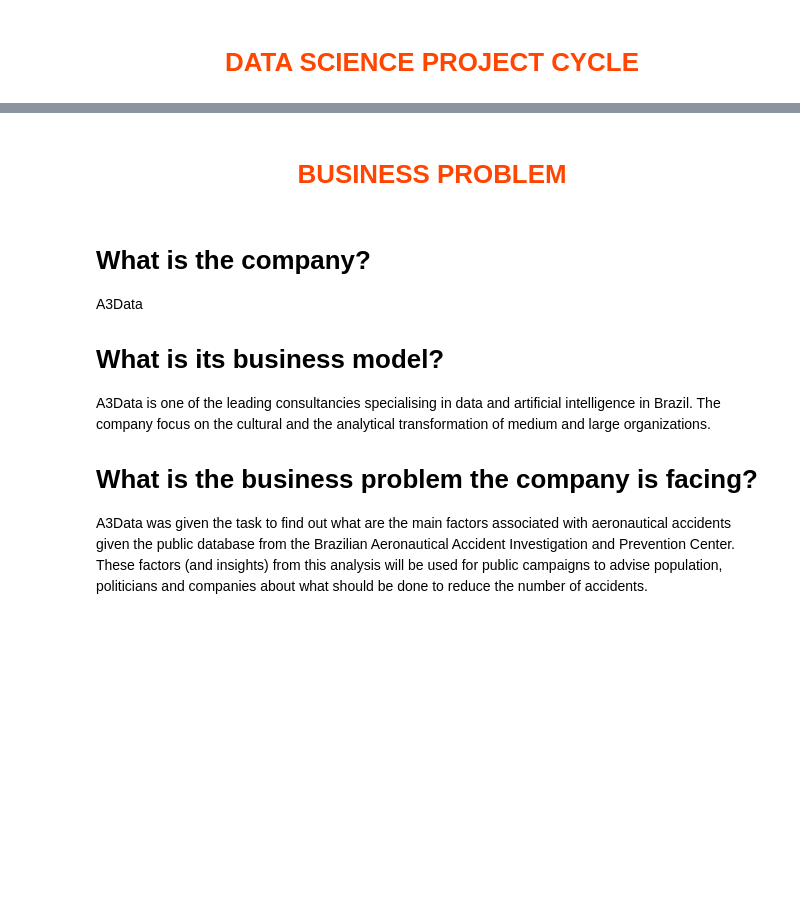
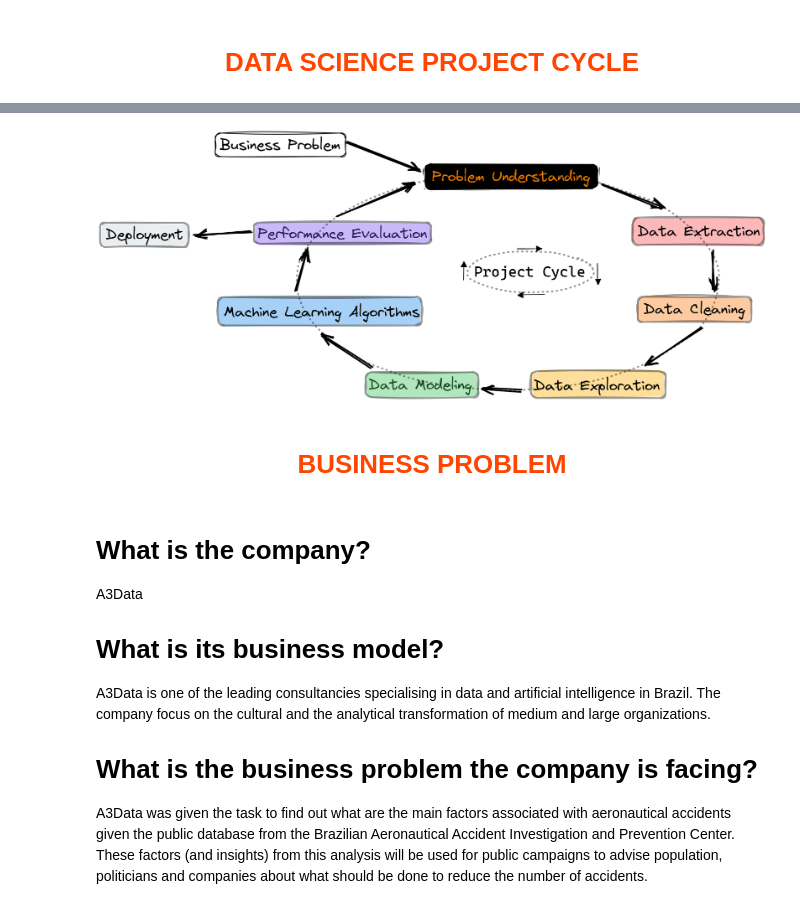
Before and after one commit to ds-gustavo-cunha/A3Data-Case, a Jupyter notebook: notebooks/cycle_00-gustavo_cunha-initial_exploration.ipynb, the cells around one changed output, grey strips where cells are left out. Cells and saved outputs as stored; diff of their text form; code cells hidden in the pictures; blank space fills up the shorter version.

Commit message:
fix image loading on notebooks

```diff
--- a/notebooks/cycle_00-gustavo_cunha-initial_exploration.ipynb
+++ b/notebooks/cycle_00-gustavo_cunha-initial_exploration.ipynb
@@ -5,3 +7,8 @@
+# %%
+from IPython.display import Image
+Image(filename='../img/crisp_ds.png')
+# %% [output]
+[figure, added]
 # %% [markdown]
 <h1 style="color:OrangeRed; text-align:center;"> BUSINESS PROBLEM </h1>
 # %% [markdown]
```
Also changed, not shown: parts of 21 cells of this notebook, 2 other files.
